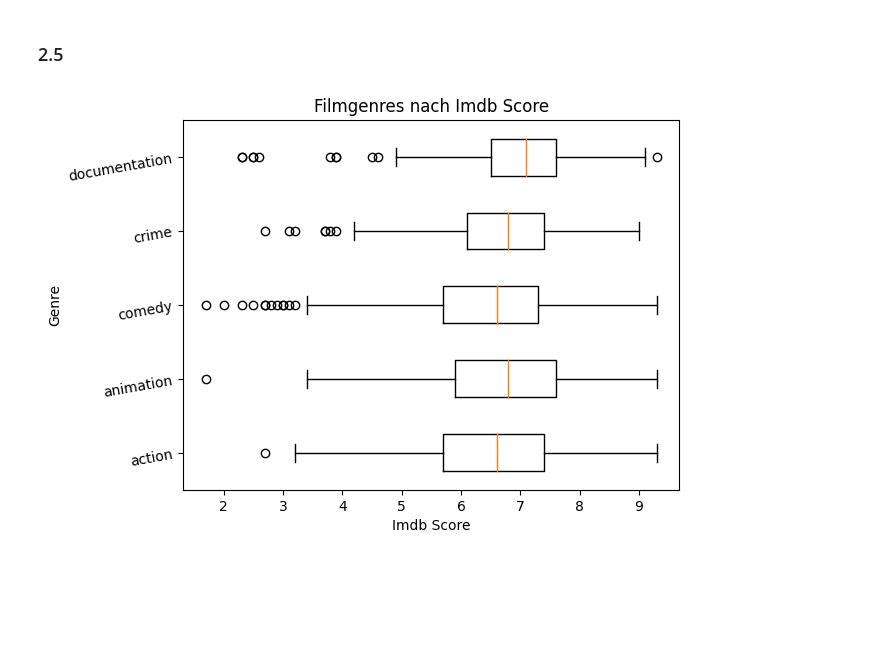
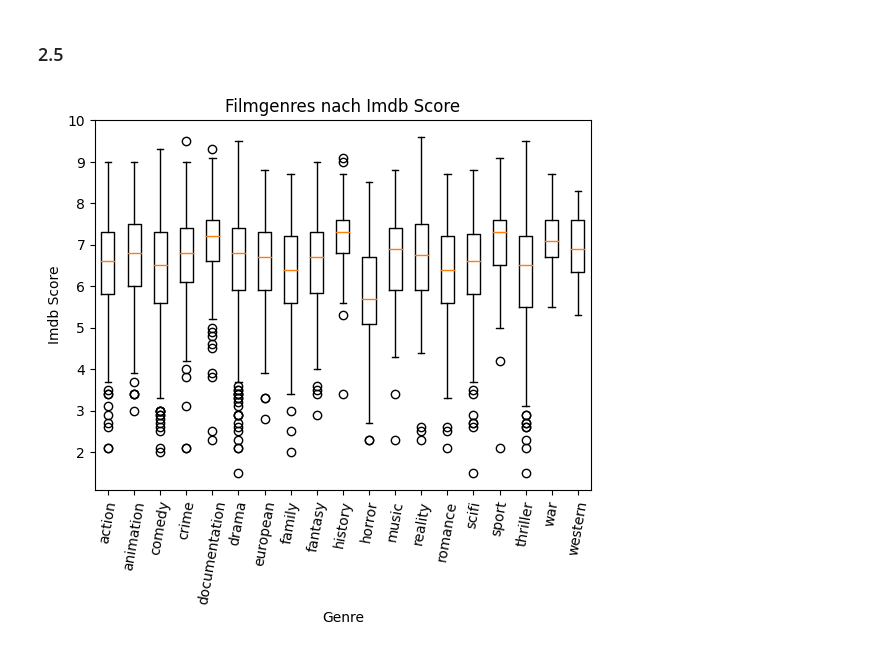
Before and after one commit to FruitPunchSamurai123/AKIML_Project_1, a Jupyter notebook: Teil 2.ipynb, the cells around one changed output. Saved outputs shown, nothing was run; the diff lists cells and outputs as text; code cells hidden in the pictures; blank space fills up the shorter version.

Commit message:
Complete boxplots for all genres, refactored data extraction

```diff
--- a/Teil 2.ipynb
+++ b/Teil 2.ipynb
@@ -105,35 +105,28 @@ plot.show()
 # %%
 import matplotlib.pyplot as plot
 import pandas as pd
+import numpy as np
 
 data = pd.read_pickle('./files/train.pickle')
 
-action = data.loc[data['action'] == 1]
-imdb_score_action = action['imdb_score']
+category_names = data.iloc[:, 9:].columns
 
-animation = data.loc[data['animation'] == 1]
-imdb_score_animation = animation['imdb_score']
+columns = []
 
-comedy = data.loc[data['comedy'] == 1]
-imdb_score_comedy = comedy['imdb_score']
-
-crime = data.loc[data['crime'] == 1]
-imdb_score_crime = crime['imdb_score']
-
-documentation = data.loc[data['documentation'] == 1]
-imdb_score_documentation = documentation['imdb_score']
-
-columns = [imdb_score_action, imdb_score_animation, imdb_score_comedy, imdb_score_crime, imdb_score_documentation]
-
-# print(imdb_score_action)
+for category_name in category_names:
+    category = data.loc[data[category_name] == 1]
+    columns.append(category['imdb_score'])
 
 fig, ax = plot.subplots()
 
-ax.boxplot(columns, vert = 0)
+ax.boxplot(columns)
+
 ax.set_title('Filmgenres nach Imdb Score')
-ax.set_xlabel('Imdb Score')
-ax.set_ylabel('Genre')
-plot.yticks([1, 2, 3, 4, 5], ["action", "animation", "comedy", "crime", "documentation"], rotation=10)
+ax.set_ylabel('Imdb Score')
+ax.set_xlabel('Genre')
+
+category_size = np.arange(1, 20, 1)
+plot.xticks(category_size, category_names, rotation=80)
 plot.show()
 # %% [output]
-[figure, old version]
+[figure, new version]
```
